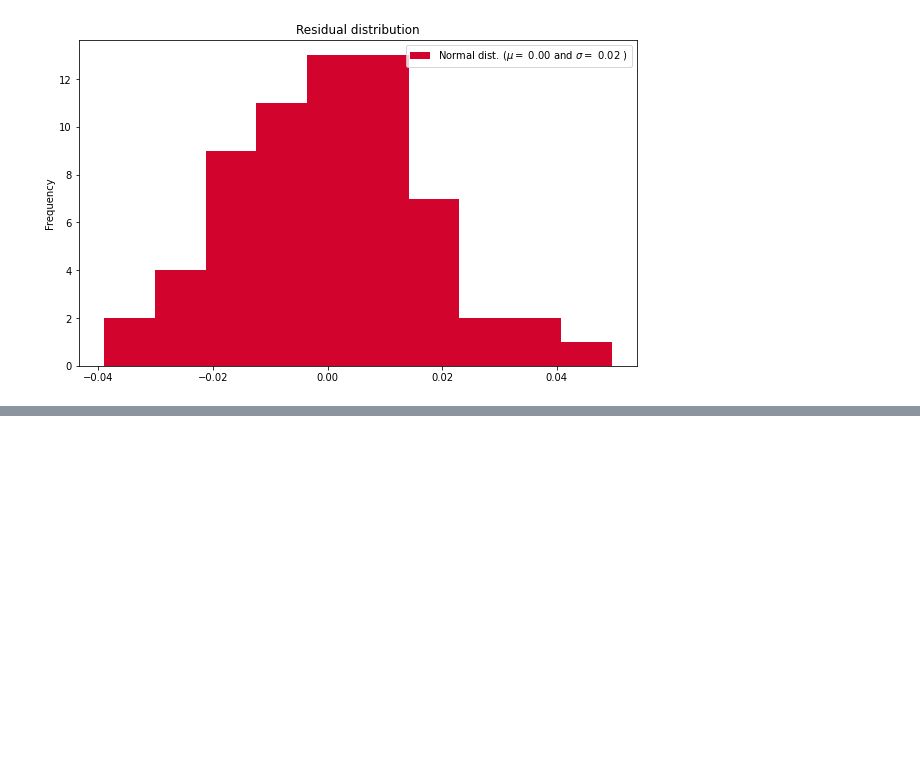
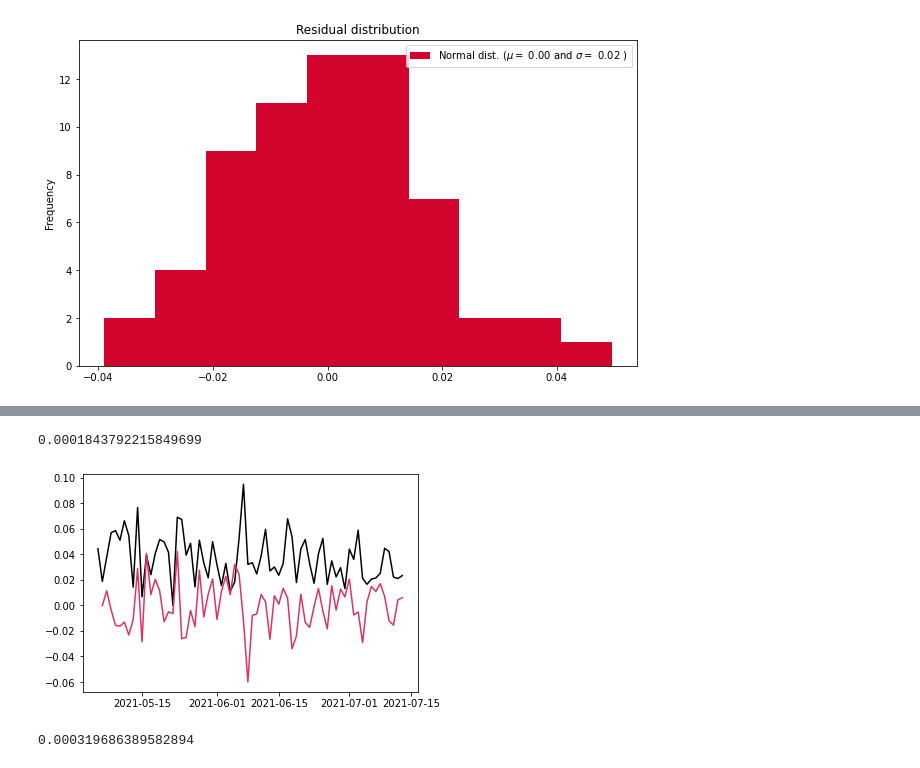
Before and after one commit to MekdiYilma/HumanitarianCrisisPrediction, a Jupyter notebook: notebooks/ARIMA_model.ipynb, the cells around one changed output, grey strips where cells are left out. Drawn from its saved outputs; the diff is of its cells as text; code cells hidden in the pictures; blank space fills up the shorter version.

Commit message:
arima model added

```diff
--- a/notebooks/ARIMA_model.ipynb
+++ b/notebooks/ARIMA_model.ipynb
@@ -193,0 +249,6 @@ Text(0.5, 1.0, 'Residual distribution')
+# %%
+from 	statsmodels.tsa.arima_model import ARIMA
+
+model = ARIMA(yemen_df_grouped['mean'], order=(4,1,2))
+model = model.fit()
+model.summary()
@@ -193,0 +280,13 @@ Text(0.5, 1.0, 'Residual distribution')
+# %%
+plt.plot(yemen_df_grouped['mean'], color='black')
+plt.plot(model.fittedvalues, color='#DE3163')
+(sum(model.fittedvalues - first_diff))**2
+# %% [output]
+0.0001843792215849699
+[figure, added]
+# %%
+from sklearn.metrics import mean_squared_error
+
+mean_squared_error(first_diff, model.fittedvalues)
+# %% [output]
+0.000319686389582894
```
Also changed, not shown: parts of 5 cells of this notebook.
